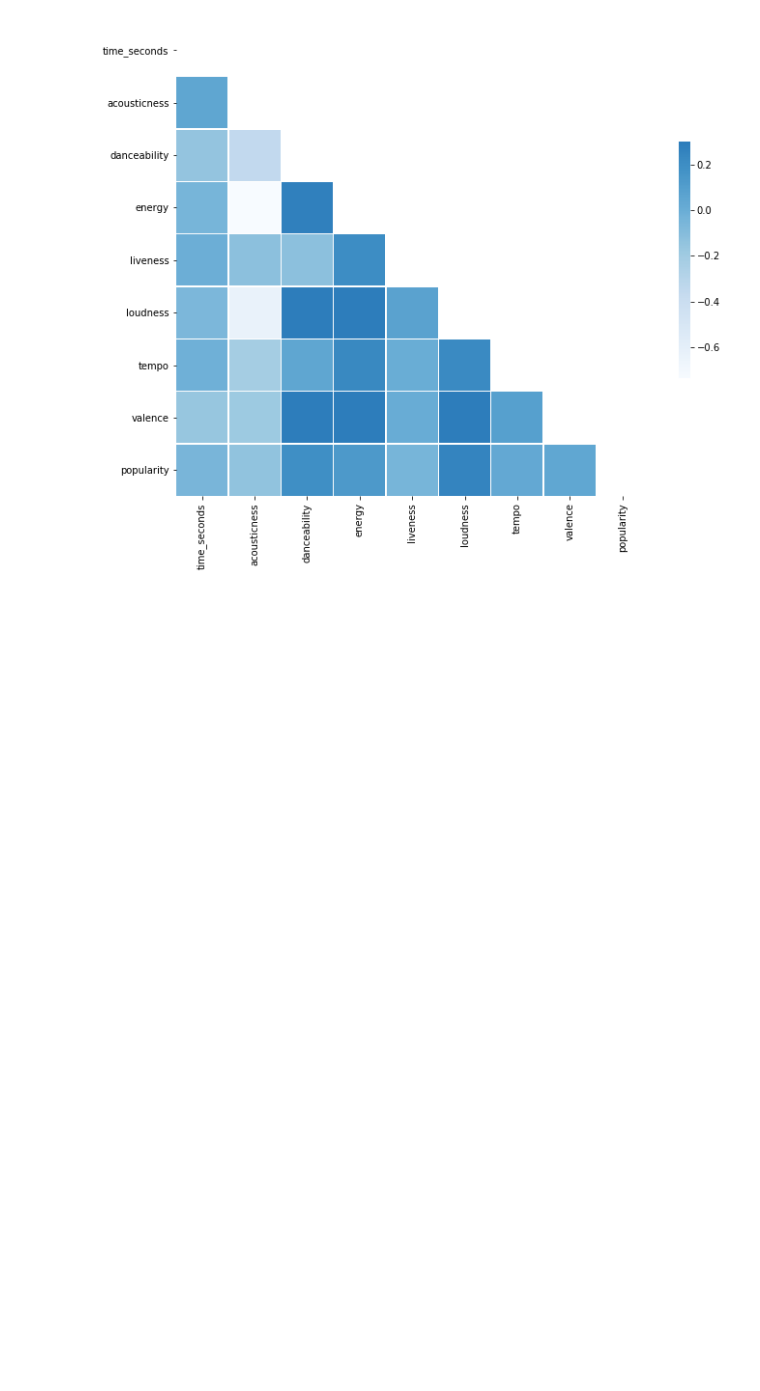
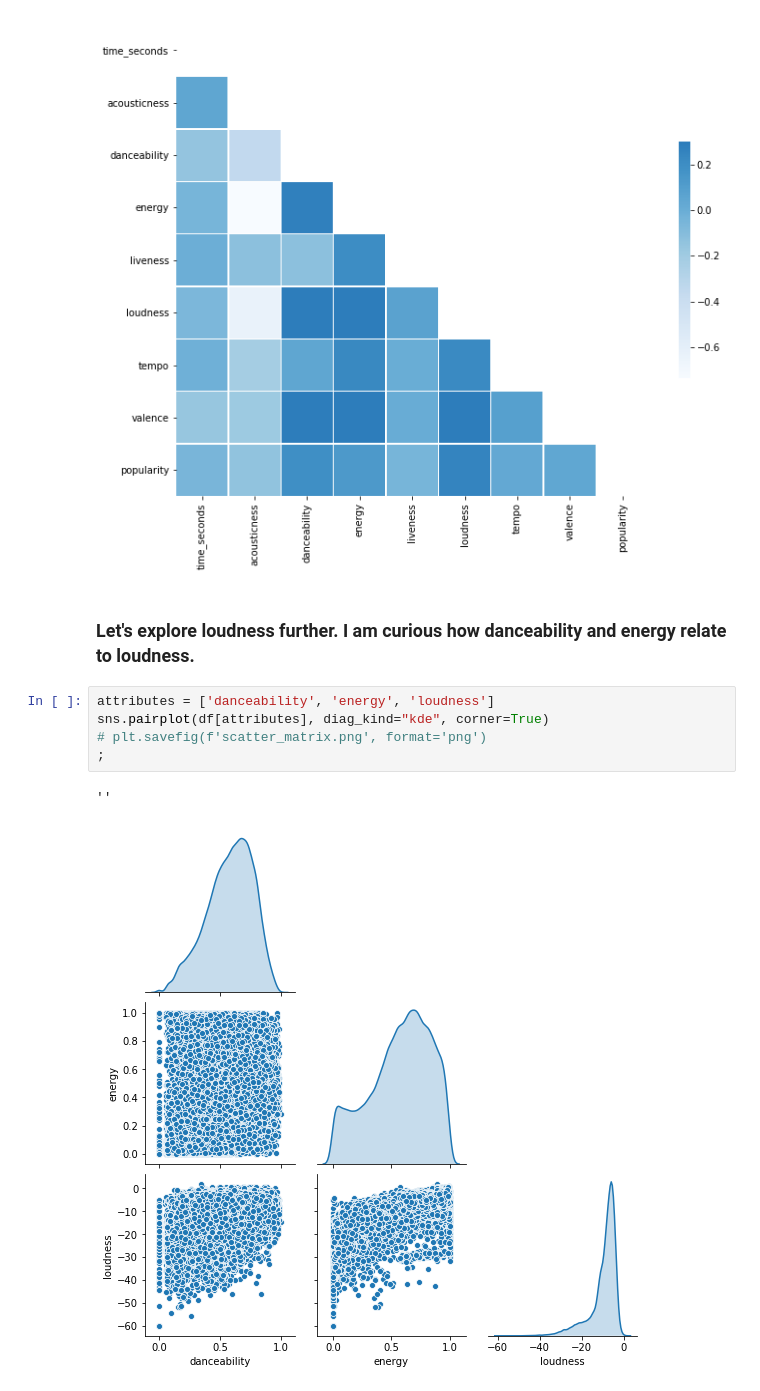
Before and after one commit to brentthayer1/capstone1, a Jupyter notebook: capstone1_eda.ipynb, the cells around one changed output. Drawn from its saved outputs; the diff is of its cells as text; blank space fills up the shorter version.

Commit message:
looking into loudness

```diff
--- a/capstone1_eda.ipynb
+++ b/capstone1_eda.ipynb
@@ -443,3 +441,13 @@ sns.heatmap(corr, mask=mask, cmap=cmap, vmax=.3, center=0,square=True, linewidth
 # %% [output]
 ''
 [figure]
+# %% [markdown]
+### Let's explore loudness further.  I am curious how danceability and energy relate to loudness.
+# %%
+attributes = ['danceability', 'energy', 'loudness']
+sns.pairplot(df[attributes], diag_kind="kde", corner=True)
+# plt.savefig(f'scatter_matrix.png', format='png')
+;
+# %% [output]
+''
+[figure, added]
```
Also changed, not shown: parts of 13 cells of this notebook, 1 other file.
